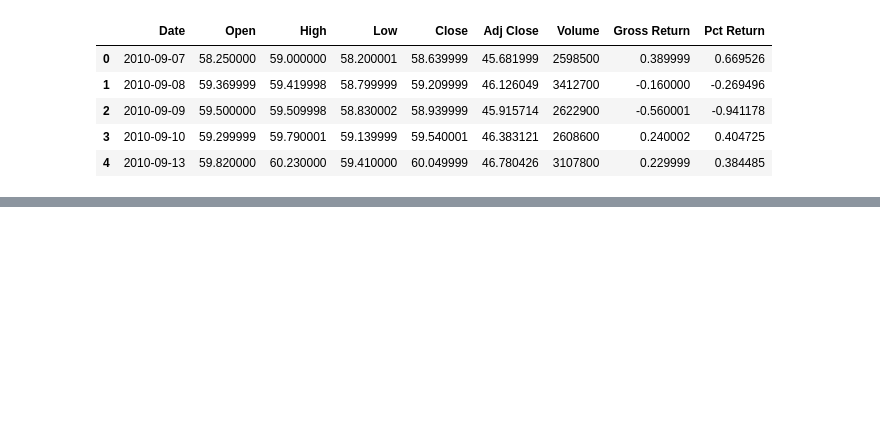
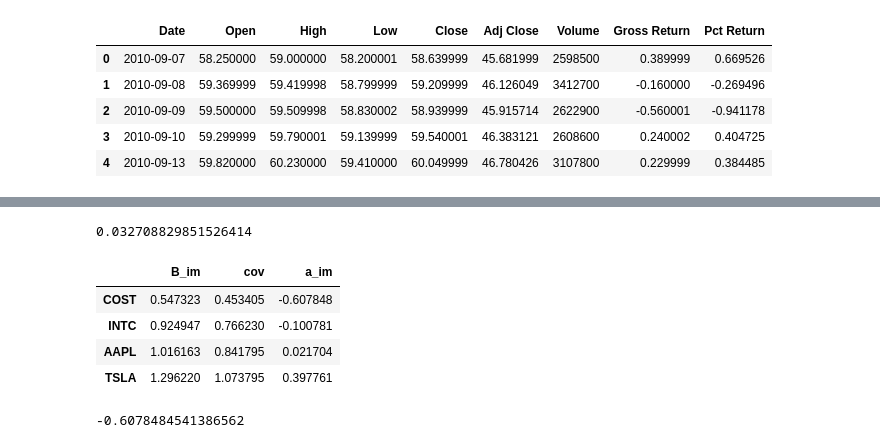
Before and after one commit to mirwong/finmetrics, a Jupyter notebook: linearity_tests/Linearity_Test_v1.ipynb, the cells around one changed output, grey strips where cells are left out. Drawn from its saved outputs; the diff is of its cells as text; code cells hidden in the pictures; blank space fills up the shorter version.

```diff
--- a/linearity_tests/Linearity_Test_v1.ipynb
+++ b/linearity_tests/Linearity_Test_v1.ipynb
@@ -75,2 +124,4 @@ stocks.head()
 # %%
 R_om = min([abs(c) for c in stocks['cov']])
+R_om = pd.Series([min(list(row)) for index, row in daily_data.iterrows()])
+R_om
@@ -76,0 +141,10 @@ R_om = min([abs(c) for c in stocks['cov']])
+# %%
+def calc_E_rm(series, mult_columns=True):
+    if mult_columns:
+        t = np.trapz(series['Pct Return'])/len(series.index)
+    else:
+        t = np.trapz(series)/len(series.index)
+    return t
+calc_E_rm(comp)
+# %% [output]
+0.032708829851526414
@@ -76,0 +160,13 @@ R_om = min([abs(c) for c in stocks['cov']])
+# %%
+stocks = get_a_im(R_om, stocks, stockList)
+stocks
+# %% [output]
+|  | B_im | cov | a_im |
+| COST | 0.547323 | 0.453405 | -0.607848 |
+| INTC | 0.924947 | 0.766230 | -0.100781 |
+| AAPL | 1.016163 | 0.841795 | 0.021704 |
+| TSLA | 1.296220 | 1.073795 | 0.397761 |
+# %%
+stocks.loc['COST', 'a_im']
+# %% [output]
+-0.6078484541386562
```
Also changed, not shown: parts of 20 cells of this notebook.
